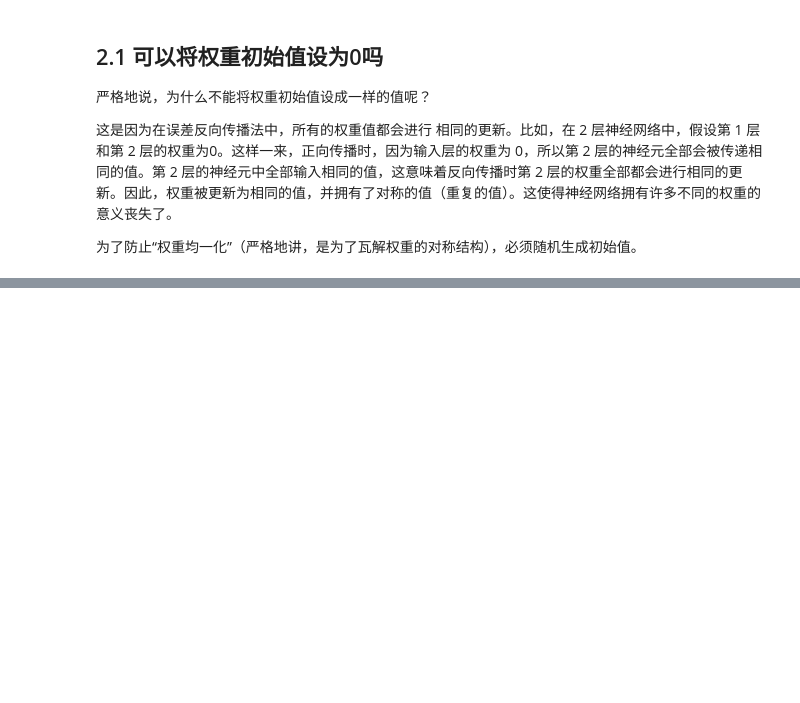
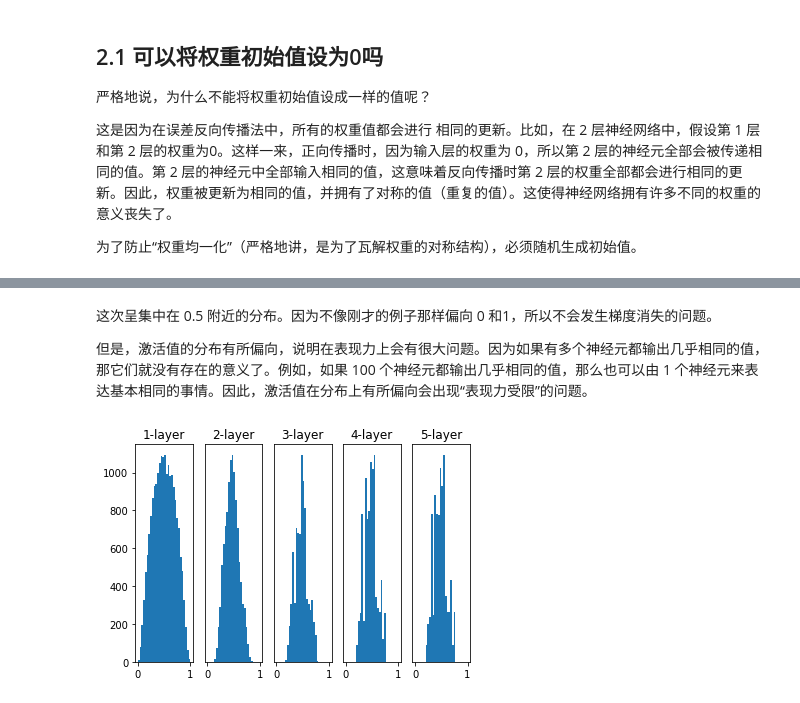
Before and after one commit to devonchenc/python-deep-learning, a Jupyter notebook: 12.Optimization_and_regularization.ipynb, the cells around one changed output, grey strips where cells are left out. Drawn from its saved outputs; the diff is of its cells as text; code cells hidden in the pictures; blank space fills up the shorter version.

```diff
--- a/12.Optimization_and_regularization.ipynb
+++ b/12.Optimization_and_regularization.ipynb
@@ -211,0 +275,10 @@ class Adam:
+# %% [markdown]
+这次呈集中在 0.5 附近的分布。因为不像刚才的例子那样偏向 0 和1，所以不会发生梯度消失的问题。
+
+但是，激活值的分布有所偏向，说明在表现力上会有很大问题。因为如果有多个神经元都输出几乎相同的值，那它们就没有存在的意义了。例如，如果 100 个神经元都输出几乎相同的值，那么也可以由 1 个神经元来表达基本相同的事情。因此，激活值在分布上有所偏向会出现“表现力受限”的问题。
+# %%
+w = np.random.randn(node_num, node_num) * np.sqrt(1.0 / node_num)
+# w = np.random.randn(node_num, node_num) * np.sqrt(2.0 / node_num)
+draw_output(w)
+# %% [output]
+[figure, added]
```
Also changed, not shown: parts of 8 cells of this notebook.
